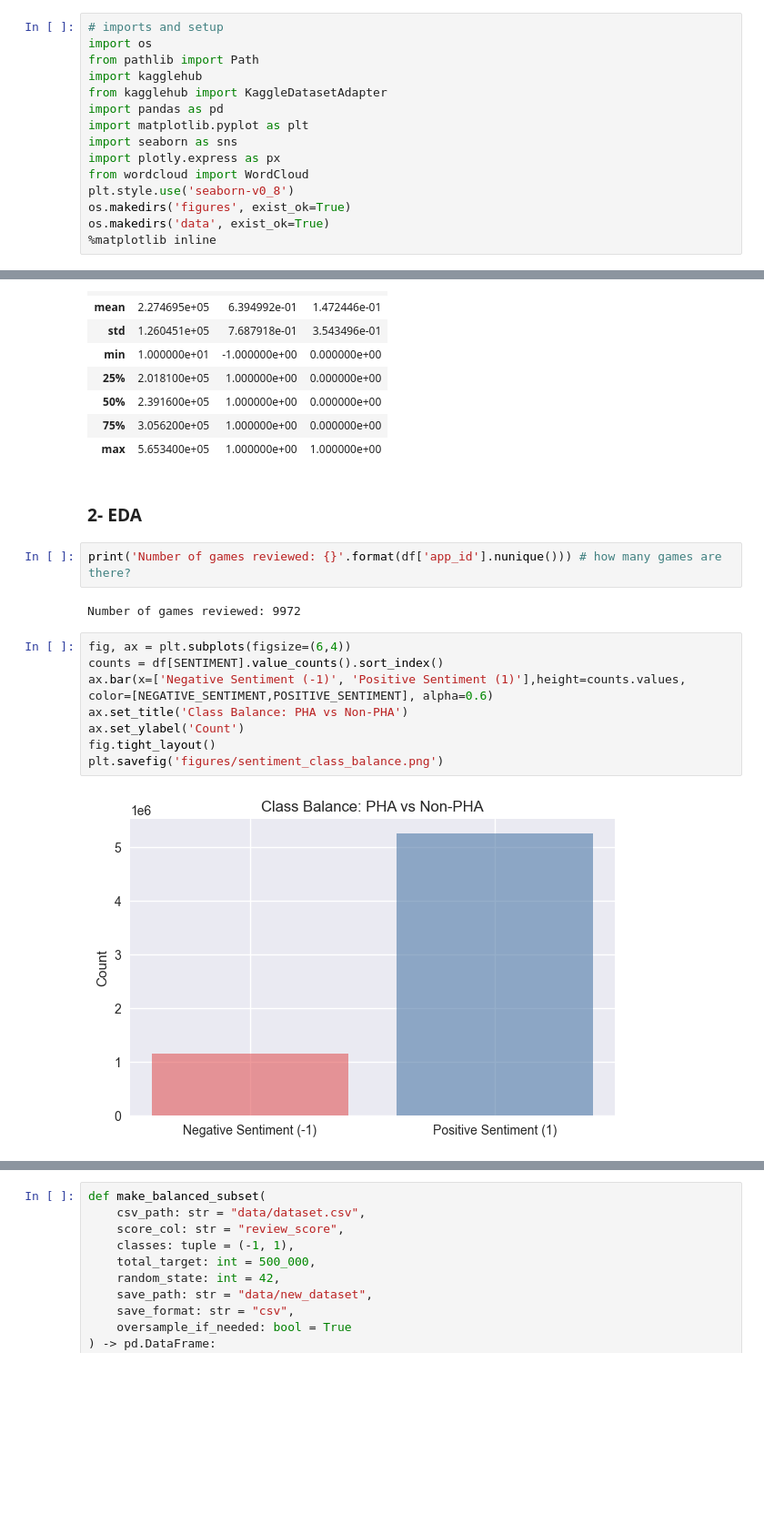
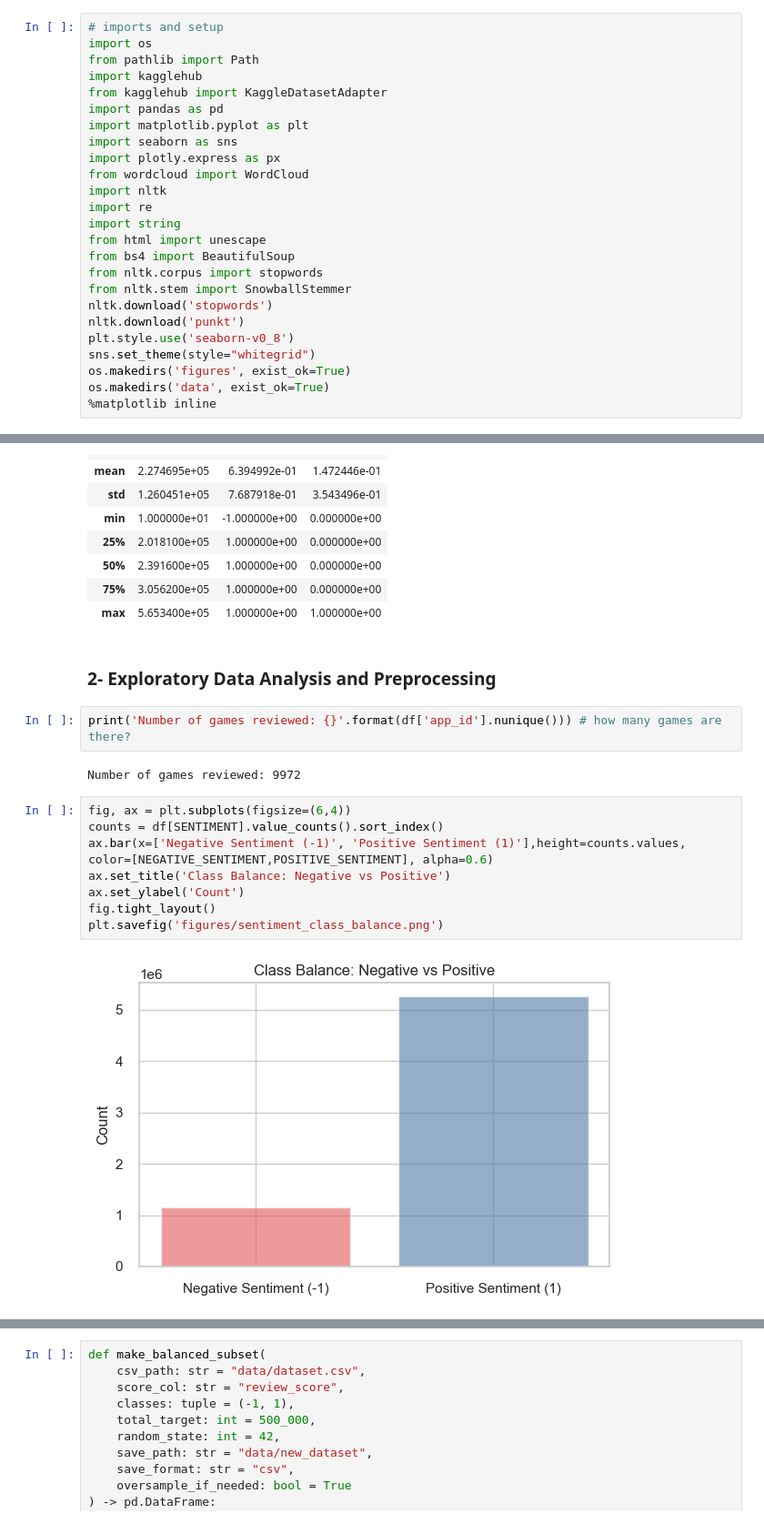
Before and after one commit to fatemalaali/nlp-game-reviews, a Jupyter notebook: game-sentiment-analysis.ipynb, the cells around one changed output, grey strips where cells are left out. Shown at 91% size. Saved outputs shown, nothing was run; the diff lists cells and outputs as text; blank space fills up the shorter version.

```diff
--- a/game-sentiment-analysis.ipynb
+++ b/game-sentiment-analysis.ipynb
@@ -9,7 +9,17 @@ import matplotlib.pyplot as plt
 import seaborn as sns
 import plotly.express as px
 from wordcloud import WordCloud
+import nltk
+import re
+import string
+from html import unescape
+from bs4 import BeautifulSoup
+from nltk.corpus import stopwords
+from nltk.stem import SnowballStemmer
+nltk.download('stopwords')
+nltk.download('punkt')
 plt.style.use('seaborn-v0_8')
+sns.set_theme(style="whitegrid")
 os.makedirs('figures', exist_ok=True)
 os.makedirs('data', exist_ok=True)
 %matplotlib inline
@@ -80,7 +100,7 @@ df.describe()
 | 75% | 3.056200e+05 | 1.000000e+00 | 0.000000e+00 |
 | max | 5.653400e+05 | 1.000000e+00 | 1.000000e+00 |
 # %% [markdown]
-### 2- EDA
+### 2- Exploratory Data Analysis and Preprocessing
 # %%
 print('Number of games reviewed: {}'.format(df['app_id'].nunique())) # how many games are there?
 # %% [output]
@@ -88,10 +108,10 @@ Number of games reviewed: 9972
 # %%
 fig, ax = plt.subplots(figsize=(6,4))
 counts = df[SENTIMENT].value_counts().sort_index()
 ax.bar(x=['Negative Sentiment (-1)', 'Positive Sentiment (1)'],height=counts.values, color=[NEGATIVE_SENTIMENT,POSITIVE_SENTIMENT], alpha=0.6)
-ax.set_title('Class Balance: PHA vs Non-PHA')
+ax.set_title('Class Balance: Negative vs Positive')
 ax.set_ylabel('Count')
 fig.tight_layout()
 plt.savefig('figures/sentiment_class_balance.png')
 # %% [output]
-[figure, old version]
+[figure, new version]
```
Also changed, not shown: parts of 29 cells of this notebook, 6 other files.
